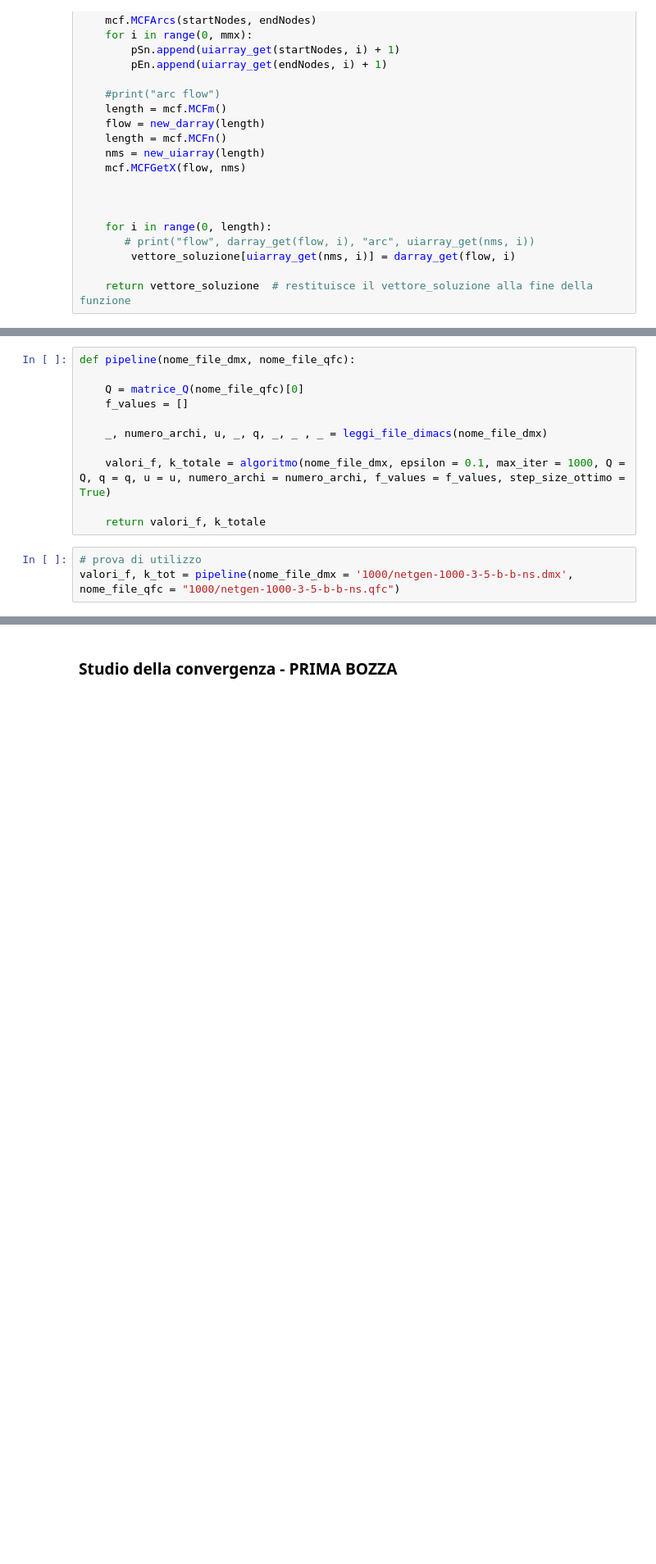
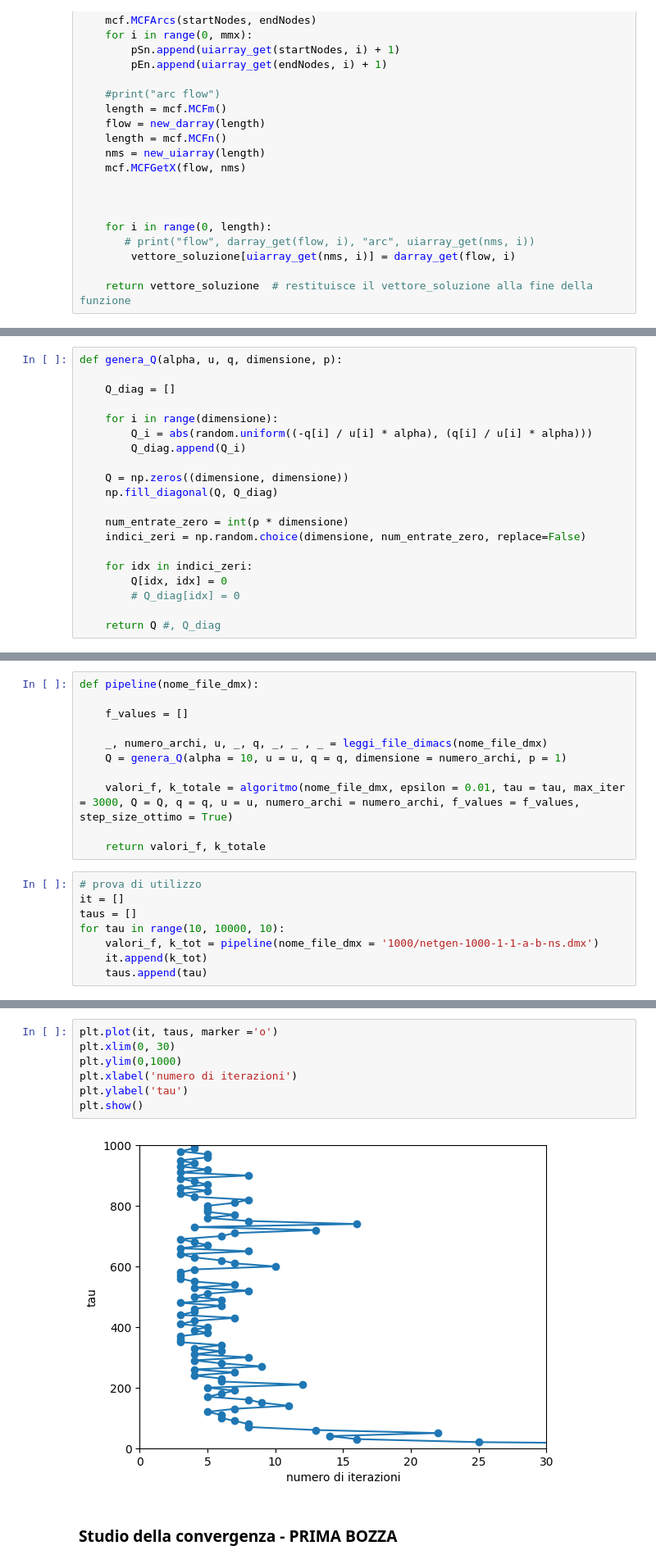
Before and after one commit to vpicchianti/Optimization-for-Data-Science, a Jupyter notebook: Scotti_Picchianti_PROG32.ipynb, the cells around one changed output, grey strips where cells are left out. Shown: that part at 82% size. Cells and saved outputs as stored; diff of their text form; blank space fills up the shorter version.

```diff
--- a/Scotti_Picchianti_PROG32.ipynb
+++ b/Scotti_Picchianti_PROG32.ipynb
@@ -183 +196,21 @@ def showModuleFunctionality(mcf):
+# %%
+def genera_Q(alpha, u, q, dimensione, p):
+
+    Q_diag = []
+
+    for i in range(dimensione):
+        Q_i = abs(random.uniform((-q[i] / u[i] * alpha), (q[i] / u[i] * alpha)))
+        Q_diag.append(Q_i)
+
+    Q = np.zeros((dimensione, dimensione))
+    np.fill_diagonal(Q, Q_diag)
+
+    num_entrate_zero = int(p * dimensione)
+    indici_zeri = np.random.choice(dimensione, num_entrate_zero, replace=False)
+
+    for idx in indici_zeri:
+        Q[idx, idx] = 0
+        # Q_diag[idx] = 0
+
+    return Q #, Q_diag
 # %%
@@ -274,17 +308,22 @@ def algoritmo(nome_file, epsilon, max_iter, Q, q, u, numero_archi, f_values, ste
 
     return f_values, k
 # %%
-def pipeline(nome_file_dmx, nome_file_qfc):
+def pipeline(nome_file_dmx):
 
-    Q = matrice_Q(nome_file_qfc)[0]
     f_values = []
 
     _, numero_archi, u, _, q, _, _ , _ = leggi_file_dimacs(nome_file_dmx)
+    Q = genera_Q(alpha = 10, u = u, q = q, dimensione = numero_archi, p = 1)
 
-    valori_f, k_totale = algoritmo(nome_file_dmx, epsilon = 0.1, max_iter = 1000, Q = Q, q = q, u = u, numero_archi = numero_archi, f_values = f_values, step_size_ottimo = True)
+    valori_f, k_totale = algoritmo(nome_file_dmx, epsilon = 0.01, tau = tau, max_iter = 3000, Q = Q, q = q, u = u, numero_archi = numero_archi, f_values = f_values, step_size_ottimo = True)
 
     return valori_f, k_totale
 # %%
 # prova di utilizzo
-valori_f, k_tot = pipeline(nome_file_dmx = '1000/netgen-1000-3-5-b-b-ns.dmx', nome_file_qfc = "1000/netgen-1000-3-5-b-b-ns.qfc")
+it = []
+taus = []
+for tau in range(10, 10000, 10):
+    valori_f, k_tot = pipeline(nome_file_dmx = '1000/netgen-1000-1-1-a-b-ns.dmx')
+    it.append(k_tot)
+    taus.append(tau)
 # %% [output]
@@ -311,3 +347,12 @@ def visualize(k, soluzione_ottima, alpha, prodotto_scalare, k_granularity, tempo
+# %%
+plt.plot(it, taus, marker ='o')
+plt.xlim(0, 30)
+plt.ylim(0,1000)
+plt.xlabel('numero di iterazioni')
+plt.ylabel('tau')
+plt.show()
+# %% [output]
+[figure, added]
 # %% [markdown]
 ### Studio della convergenza - PRIMA BOZZA
 # %%
```
Also changed, not shown: parts of 5 cells of this notebook, 2 other files.
